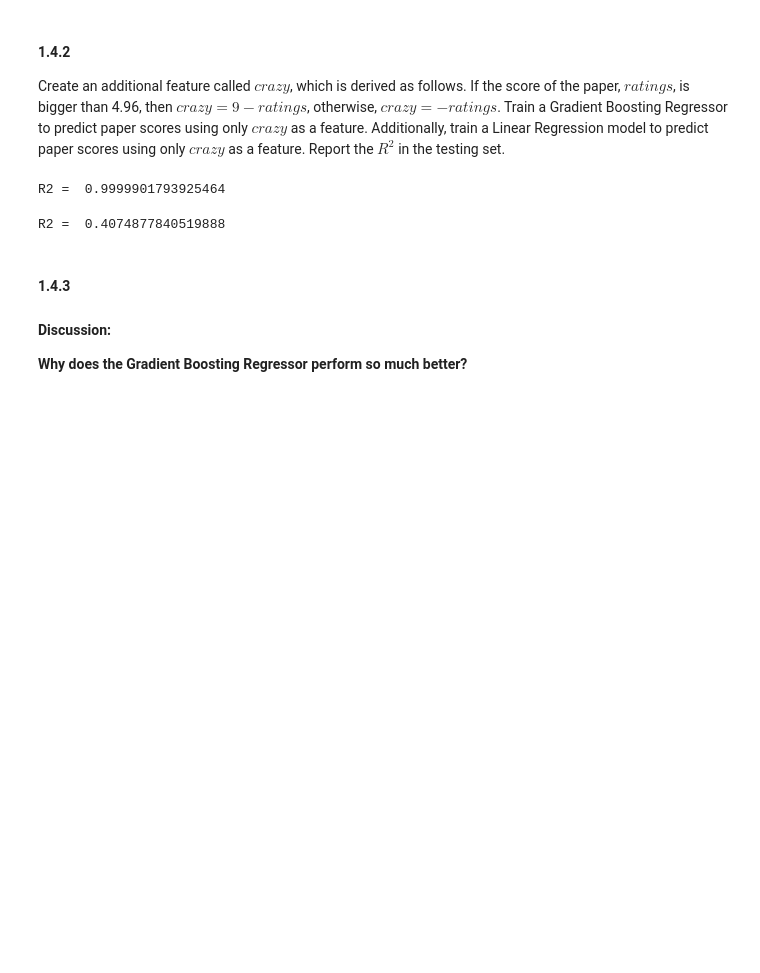
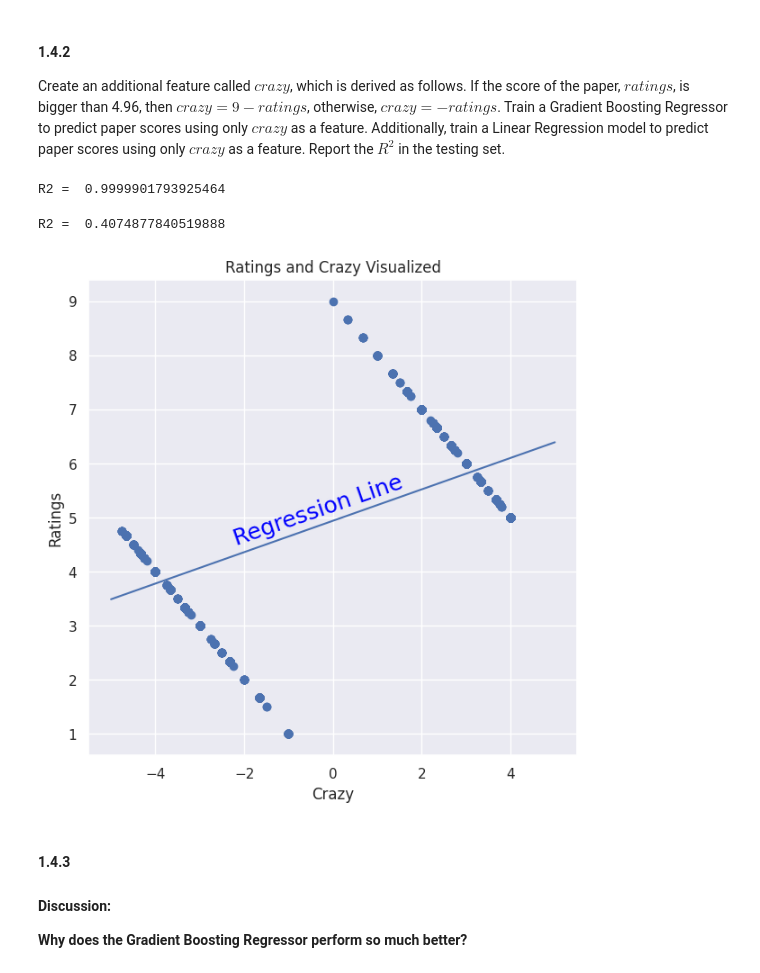
Before and after one commit to alec-flowers/ada-2020-homework2-pandas-pied, a Jupyter notebook: 02 - Regression Observational Studies Stats and Supervised Learning/hw2.ipynb, the cells around one changed output. Drawn from its saved outputs; the diff is of its cells as text; code cells hidden in the pictures; blank space fills up the shorter version.

```diff
--- a/02 - Regression Observational Studies Stats and Supervised Learning/hw2.ipynb
+++ b/02 - Regression Observational Studies Stats and Supervised Learning/hw2.ipynb
@@ -278,9 +278,11 @@ def linear_regression(df, features):
 
     #linear regression
     reg_random = linear_model.LinearRegression().fit(X_train,y_train)
+    coef = reg_random.coef_
+    intercept = reg_random.intercept_
     pred = reg_random.predict(X_test)
     r2 = metrics.r2_score(y_test,pred)
 
-    return y_test, pred, r2
+    return y_test, pred, r2, (intercept,coef)
 # %%
 #linear regression
@@ -492,10 +494,25 @@ R2 =  0.9999901793925464
 # %%
 # Linear regression with only 'crazy' as a feature.
 
-y_test, pred, r2 = linear_regression(df, ['crazy'])
+y_test, pred, r2, coef = linear_regression(df, ['crazy'])
 print('R2 = ',r2)
 # %% [output]
 R2 =  0.4074877840519888
+# %%
+#Take a look at what our regression line is doing with the crazy feature.
+
+fig, axs = plt.subplots(1,figsize=(7, 7), sharex = True, sharey = True)
+axs.scatter(df['crazy'], df['ratings'])
+
+x = np.linspace(-5,5,100)
+y = coef[1][0]*x+coef[0]
+axs.plot(x,y)
+axs.update({'xlabel':'Crazy', 'ylabel':'Ratings', 'title':'Ratings and Crazy Visualized'})
+plt.text(-2.3, 4.5,
+         'Regression Line',rotation=19, color = "blue")
+plt.show()
+# %% [output]
+[figure, added]
 # %% [markdown]
 #### **1.4.3**
 #### **Discussion:**
```
Also changed, not shown: parts of 67 cells of this notebook.
